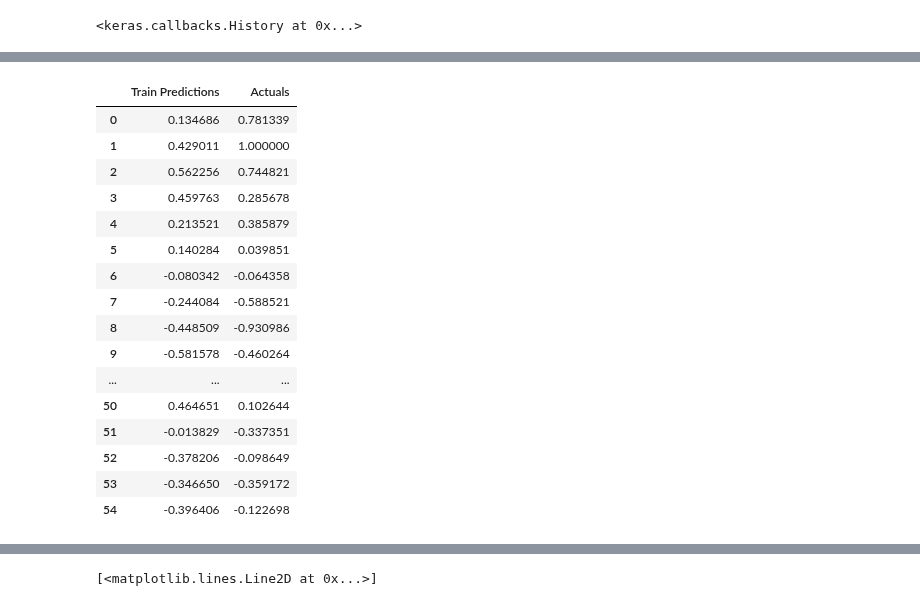
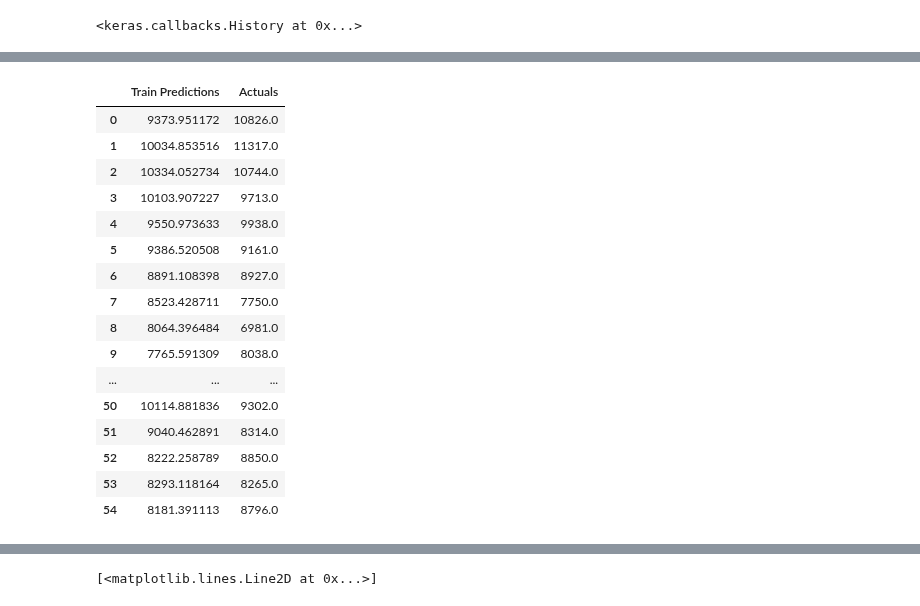
Before and after one commit to SendNugg3ts/CSC, a Jupyter notebook: ModeloNossoLSTM.ipynb, the cells around one changed output, grey strips where cells are left out. Drawn from its saved outputs; the diff is of its cells as text; code cells hidden in the pictures.

```diff
--- a/ModeloNossoLSTM.ipynb
+++ b/ModeloNossoLSTM.ipynb
@@ -156,11 +153,13 @@ model2 = load_model('modelNossoLSTM/modelo.h5')
 # %%
+from tensorflow.keras.models import load_model
+model2 = load_model('modelNossoLSTM/modelo.h5')
+
+
 train_predictions = model2.predict(X_train1).flatten()
-escala.fit(train_predictions.reshape(-1,1))
-escala.fit(y_train1.reshape(-1,1))
 
-train_predictions_unscaled = escala.inverse_transform(train_predictions.reshape(-1,1))
+train_predictions_unscaled = escala.inverse_transform(train_predictions.reshape(-1, 1))
 y_train1_unscaled = escala.inverse_transform(y_train1.reshape(-1, 1))
 
-train_results = pd.DataFrame(data={'Train Predictions':train_predictions_unscaled.flatten(), 'Actuals':y_train1_unscaled.flatten()})
+train_results = pd.DataFrame(data={'Train Predictions': train_predictions_unscaled.flatten(), 'Actuals': y_train1_unscaled.flatten()})
 train_results
 # %% [output]
@@ -168,17 +167,17 @@ train_results
 |  | Train Predictions | Actuals |
-| 0 | 0.134686 | 0.781339 |
-| 1 | 0.429011 | 1.000000 |
-| 2 | 0.562256 | 0.744821 |
-| 3 | 0.459763 | 0.285678 |
-| 4 | 0.213521 | 0.385879 |
-| 5 | 0.140284 | 0.039851 |
-| 6 | -0.080342 | -0.064358 |
-| 7 | -0.244084 | -0.588521 |
-| 8 | -0.448509 | -0.930986 |
-| 9 | -0.581578 | -0.460264 |
+| 0 | 9373.951172 | 10826.0 |
+| 1 | 10034.853516 | 11317.0 |
+| 2 | 10334.052734 | 10744.0 |
+| 3 | 10103.907227 | 9713.0 |
+| 4 | 9550.973633 | 9938.0 |
+| 5 | 9386.520508 | 9161.0 |
+| 6 | 8891.108398 | 8927.0 |
+| 7 | 8523.428711 | 7750.0 |
+| 8 | 8064.396484 | 6981.0 |
+| 9 | 7765.591309 | 8038.0 |
 | ... | ... | ... |
-| 50 | 0.464651 | 0.102644 |
-| 51 | -0.013829 | -0.337351 |
-| 52 | -0.378206 | -0.098649 |
-| 53 | -0.346650 | -0.359172 |
-| 54 | -0.396406 | -0.122698 |
+| 50 | 10114.881836 | 9302.0 |
+| 51 | 9040.462891 | 8314.0 |
+| 52 | 8222.258789 | 8850.0 |
+| 53 | 8293.118164 | 8265.0 |
+| 54 | 8181.391113 | 8796.0 |
```
Also changed, not shown: parts of 8 cells of this notebook.
